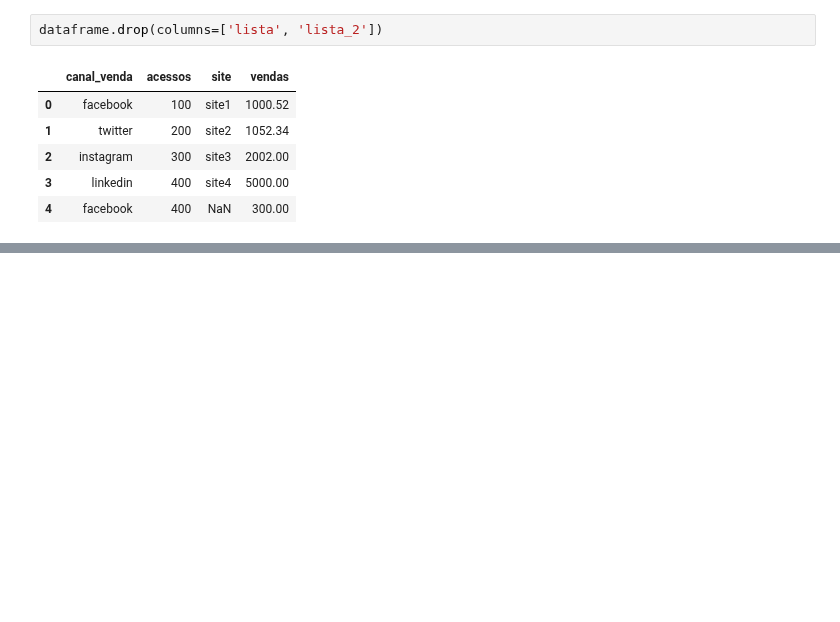
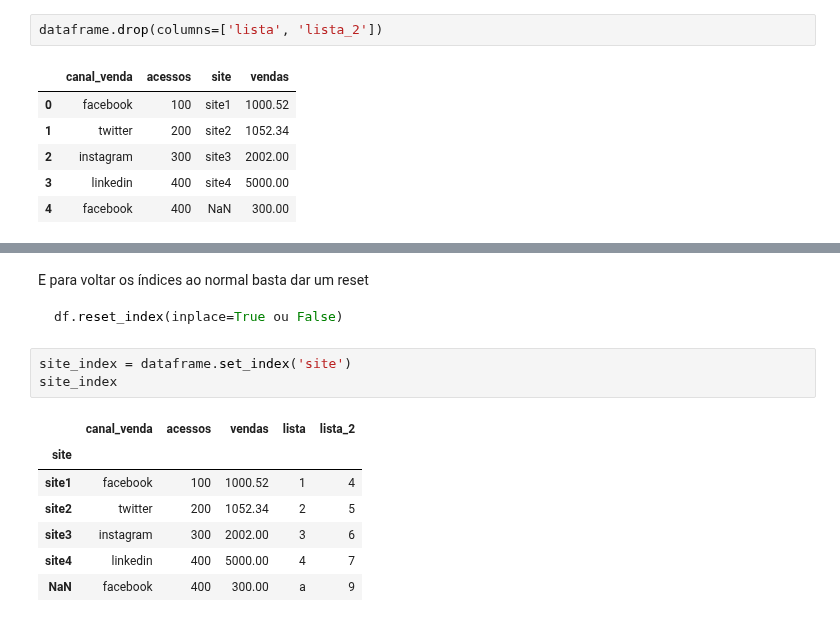
Before and after one commit to mikaelcordeiro/semanas, a Jupyter notebook: Semana_2.ipynb, the cells around one changed output, grey strips where cells are left out. Cells and saved outputs as stored; diff of their text form; blank space fills up the shorter version.

````diff
--- a/Semana_2.ipynb
+++ b/Semana_2.ipynb
@@ -422,0 +580,16 @@ dataframe.drop(columns=['lista', 'lista_2'])
+# %% [markdown]
+E para voltar os índices ao normal basta dar um reset
+```python
+df.reset_index(inplace=True ou False)
+```
+# %%
+site_index = dataframe.set_index('site')
+site_index
+# %% [output]
+|  | canal_venda | acessos | vendas | lista | lista_2 |
+| site |  |  |  |  |  |
+| site1 | facebook | 100 | 1000.52 | 1 | 4 |
+| site2 | twitter | 200 | 1052.34 | 2 | 5 |
+| site3 | instagram | 300 | 2002.00 | 3 | 6 |
+| site4 | linkedin | 400 | 5000.00 | 4 | 7 |
+| NaN | facebook | 400 | 300.00 | a | 9 |
````
Also changed, not shown: parts of 34 cells of this notebook.
